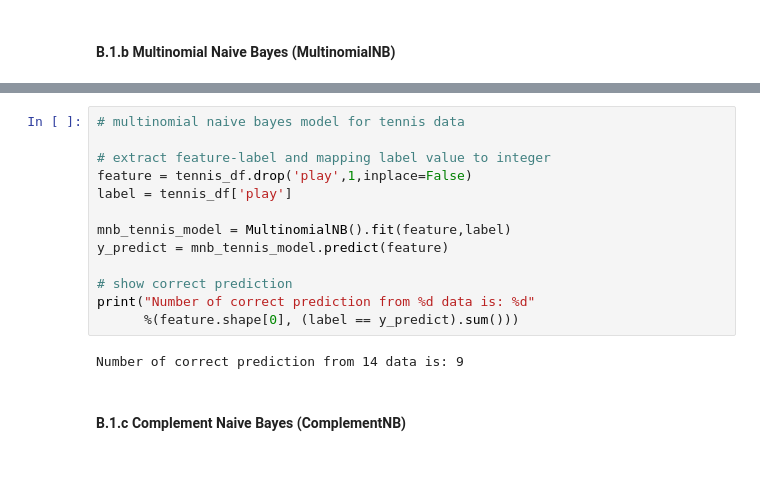
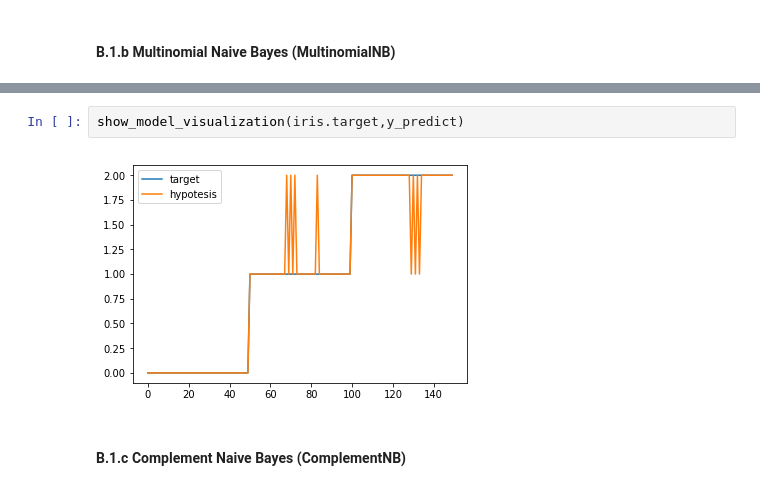
Before and after one commit to dionsaputra/Scikit-Exploration, a Jupyter notebook: Scikit Exploration.ipynb, the cells around one changed output, grey strips where cells are left out. Saved outputs shown, nothing was run; the diff lists cells and outputs as text.

```diff
--- a/Scikit Exploration.ipynb
+++ b/Scikit Exploration.ipynb
@@ -188,20 +188,9 @@ print("Number of correct prediction from %d data is: %d"
 # %% [output]
 Number of correct prediction from 150 data is: 143
-# %%
-# multinomial naive bayes model for tennis data
-
-# extract feature-label and mapping label value to integer
-feature = tennis_df.drop('play',1,inplace=False)
-label = tennis_df['play']
-
-mnb_tennis_model = MultinomialNB().fit(feature,label)
-y_predict = mnb_tennis_model.predict(feature)
-
-# show correct prediction
-print("Number of correct prediction from %d data is: %d"
-      %(feature.shape[0], (label == y_predict).sum()))
-# %% [output]
-Number of correct prediction from 14 data is: 9
+# %%
+show_model_visualization(iris.target,y_predict)
+# %% [output]
+[figure, added]
 # %% [markdown]
 #### B.1.c Complement Naive Bayes (ComplementNB)
 # %%
```
Also changed, not shown: parts of 18 cells of this notebook, 2 other files.
